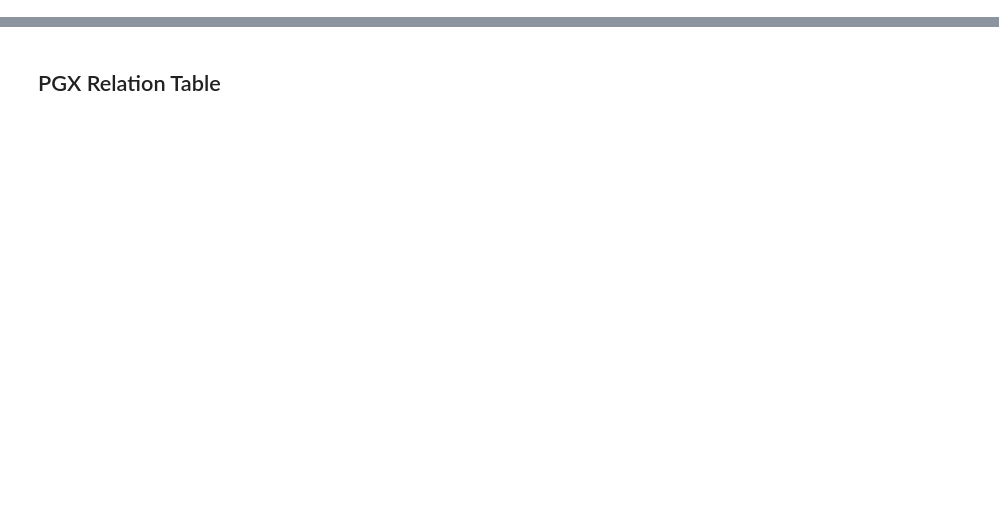
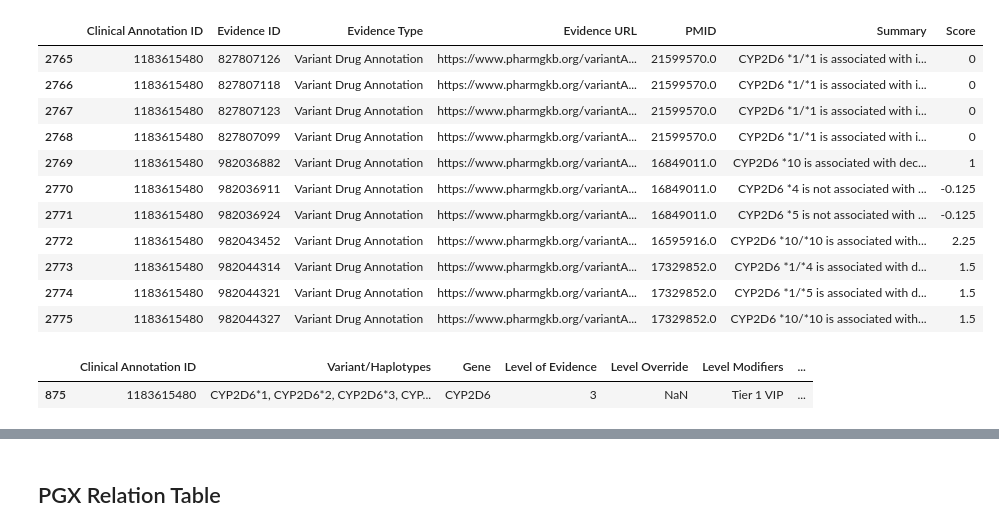
Before and after one commit to ersilia-os/pharmacogx-embeddings, a Jupyter notebook: notebooks/01_PharmGKB_DataExploration.ipynb, the cells around one changed output, grey strips where cells are left out. Drawn from its saved outputs; the diff is of its cells as text; code cells hidden in the pictures; blank space fills up the shorter version.

```diff
--- a/notebooks/01_PharmGKB_DataExploration.ipynb
+++ b/notebooks/01_PharmGKB_DataExploration.ipynb
@@ -11,0 +169,20 @@ processed_path = os.path.join(data_path, "pharmgkb_processed")
+# %%
+#clinical annotations are identified by a single ID but can be  referenced in different files
+al = pd.read_csv(os.path.join(pharmgkb_path, "clinicalAnnotations", "clinical_ann_alleles.csv"))
+ev = pd.read_csv(os.path.join(pharmgkb_path, "clinicalAnnotations", "clinical_ann_evidence.csv"),encoding= 'unicode_escape')
+his = pd.read_csv(os.path.join(pharmgkb_path, "clinicalAnnotations", "clinical_ann_history.csv"),encoding= 'unicode_escape')
+cl = pd.read_csv(os.path.join(pharmgkb_path, "clinicalAnnotations", "clinical_annotations.csv"),encoding= 'unicode_escape')
+
+
+print("Alleles")
+for i,c in enumerate(al.columns):
+    print(i, c)
+print("Evidence")
+for i,c in enumerate(ev.columns):
+    print(i, c)
+print("History")
+for i,c in enumerate(his.columns):
+    print(i, c)
+print("ClinicalAnn")
+for i,c in enumerate(cl.columns):
+    print(i, c)
@@ -11,0 +207,4 @@ processed_path = os.path.join(data_path, "pharmgkb_processed")
+# %%
+#Use a CAID (Clinical Ann ID) as an example see the information across files
+caid = 1183615480
+al[al["Clinical Annotation ID"]==caid]
@@ -11,0 +220,20 @@ processed_path = os.path.join(data_path, "pharmgkb_processed")
+# %%
+ev[ev["Clinical Annotation ID"]==caid]
+# %% [output]
+|  | Clinical Annotation ID | Evidence ID | Evidence Type | Evidence URL | PMID | Summary | Score |
+| 2765 | 1183615480 | 827807126 | Variant Drug Annotation | https://www.pharmgkb.org/variantA... | 21599570.0 | CYP2D6 *1/*1 is associated with i... | 0 |
+| 2766 | 1183615480 | 827807118 | Variant Drug Annotation | https://www.pharmgkb.org/variantA... | 21599570.0 | CYP2D6 *1/*1 is associated with i... | 0 |
+| 2767 | 1183615480 | 827807123 | Variant Drug Annotation | https://www.pharmgkb.org/variantA... | 21599570.0 | CYP2D6 *1/*1 is associated with i... | 0 |
+| 2768 | 1183615480 | 827807099 | Variant Drug Annotation | https://www.pharmgkb.org/variantA... | 21599570.0 | CYP2D6 *1/*1 is associated with i... | 0 |
+| 2769 | 1183615480 | 982036882 | Variant Drug Annotation | https://www.pharmgkb.org/variantA... | 16849011.0 | CYP2D6 *10 is associated with dec... | 1 |
+| 2770 | 1183615480 | 982036911 | Variant Drug Annotation | https://www.pharmgkb.org/variantA... | 16849011.0 | CYP2D6 *4 is not associated with ... | -0.125 |
+| 2771 | 1183615480 | 982036924 | Variant Drug Annotation | https://www.pharmgkb.org/variantA... | 16849011.0 | CYP2D6 *5 is not associated with ... | -0.125 |
+| 2772 | 1183615480 | 982043452 | Variant Drug Annotation | https://www.pharmgkb.org/variantA... | 16595916.0 | CYP2D6 *10/*10 is associated with... | 2.25 |
+| 2773 | 1183615480 | 982044314 | Variant Drug Annotation | https://www.pharmgkb.org/variantA... | 17329852.0 | CYP2D6 *1/*4 is associated with d... | 1.5 |
+| 2774 | 1183615480 | 982044321 | Variant Drug Annotation | https://www.pharmgkb.org/variantA... | 17329852.0 | CYP2D6 *1/*5 is associated with d... | 1.5 |
+| 2775 | 1183615480 | 982044327 | Variant Drug Annotation | https://www.pharmgkb.org/variantA... | 17329852.0 | CYP2D6 *10/*10 is associated with... | 1.5 |
+# %%
+cl[cl["Clinical Annotation ID"]==caid]
+# %% [output]
+|  | Clinical Annotation ID | Variant/Haplotypes | Gene | Level of Evidence | Level Override | Level Modifiers | ... |
+| 875 | 1183615480 | CYP2D6*1, CYP2D6*2, CYP2D6*3, CYP... | CYP2D6 | 3 | NaN | Tier 1 VIP | ... |
```
Also changed, not shown: parts of 32 cells of this notebook, 9 other files.
